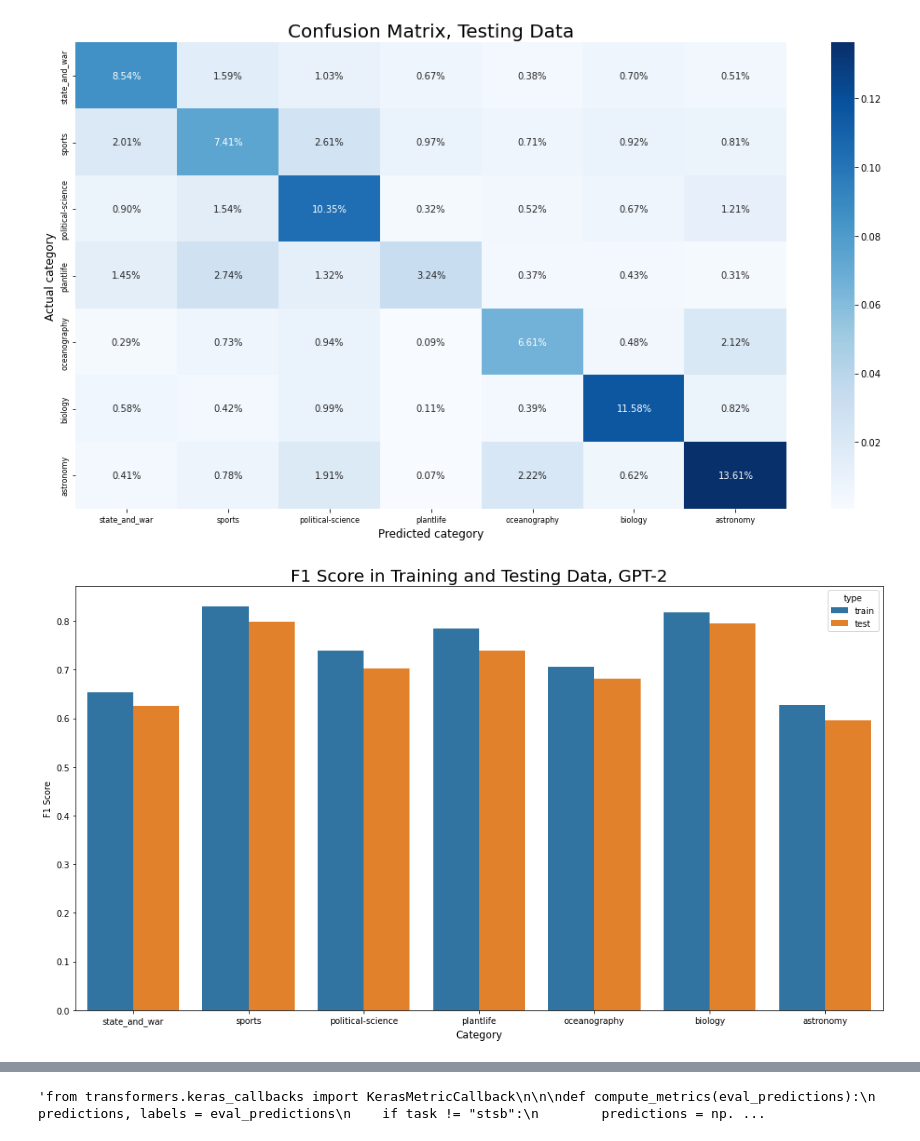
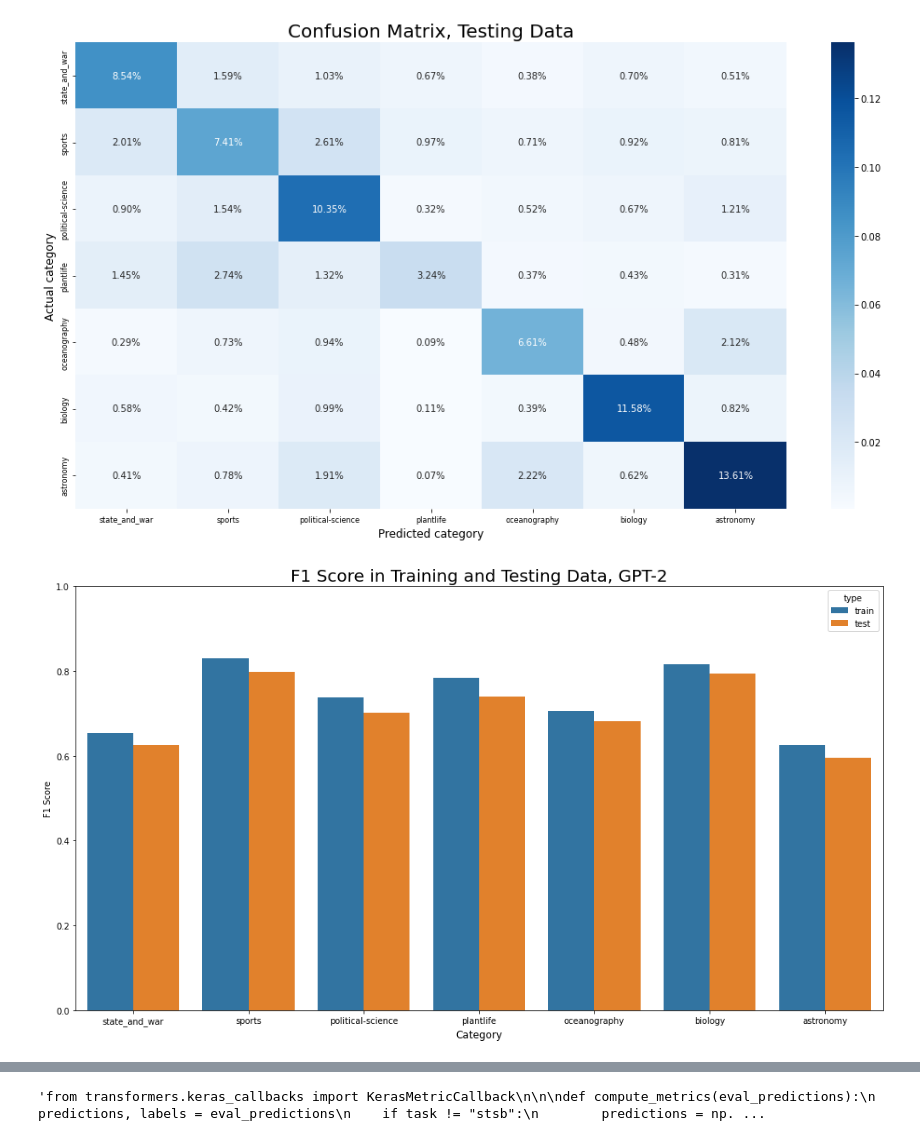
Before and after one commit to uva-ds6050-su22-g6/model, a Jupyter notebook: model_gpt.ipynb, the cells around one changed output, grey strips where cells are left out. Cells and saved outputs as stored; diff of their text form; code cells hidden in the pictures.

```diff
--- a/model_gpt.ipynb
+++ b/model_gpt.ipynb
@@ -316,31 +316,32 @@ plt.show()
 # see f1 scores
 # threshold is just median/mean rounded up to the nearest 0.15
 f1_metric = tfa.metrics.F1Score(num_classes = 7, threshold = 0.15)
 f1_metric.update_state(y_train, predict_train_data)
 train_f1 = f1_metric.result()
 f1_metric.update_state(y_test, predict_test_data)
 test_f1 = f1_metric.result()
 
 # turn to dataframe
 train_f1 = pd.Series(train_f1.numpy()).reset_index().rename(columns = {'index': 'category', 0: 'f1'})
 train_f1['type'] = 'train'
 test_f1  = pd.Series(test_f1.numpy()).reset_index().rename(columns  = {'index': 'category', 0: 'f1'})
 test_f1['type']  = 'test'
 
 gpt2_f1 = pd.concat([train_f1, test_f1]).reset_index(drop = True)\
             .replace({'category': {t: idx for idx, t in zip(sorted(df['topic'].unique()), range(7))}})\
             .sort_values(by = ['category', 'type'], ascending = False)
 
 # plotting
 plt.figure(figsize = (14,8))
 # can't get it to sort alphabetically for some reason
 ax = sns.barplot(x = 'category', y = 'f1', hue = 'type', data = gpt2_f1, order = list(set(gpt2_f1.category)));
 # labels, title and ticks
 ax.set_xlabel('Category', fontsize = 12);
 ax.set_ylabel('F1 Score');
 ax.set_title('F1 Score in Training and Testing Data, GPT-2', fontsize = 20);
 ax.xaxis.set_ticklabels(labels);
+ax.set_ylim([0, 1]);
 plt.tight_layout()
 plt.show()
 # %% [output]
-[figure, old version]
+[figure, new version]
```
Also changed, not shown: parts of 3 cells of this notebook.
